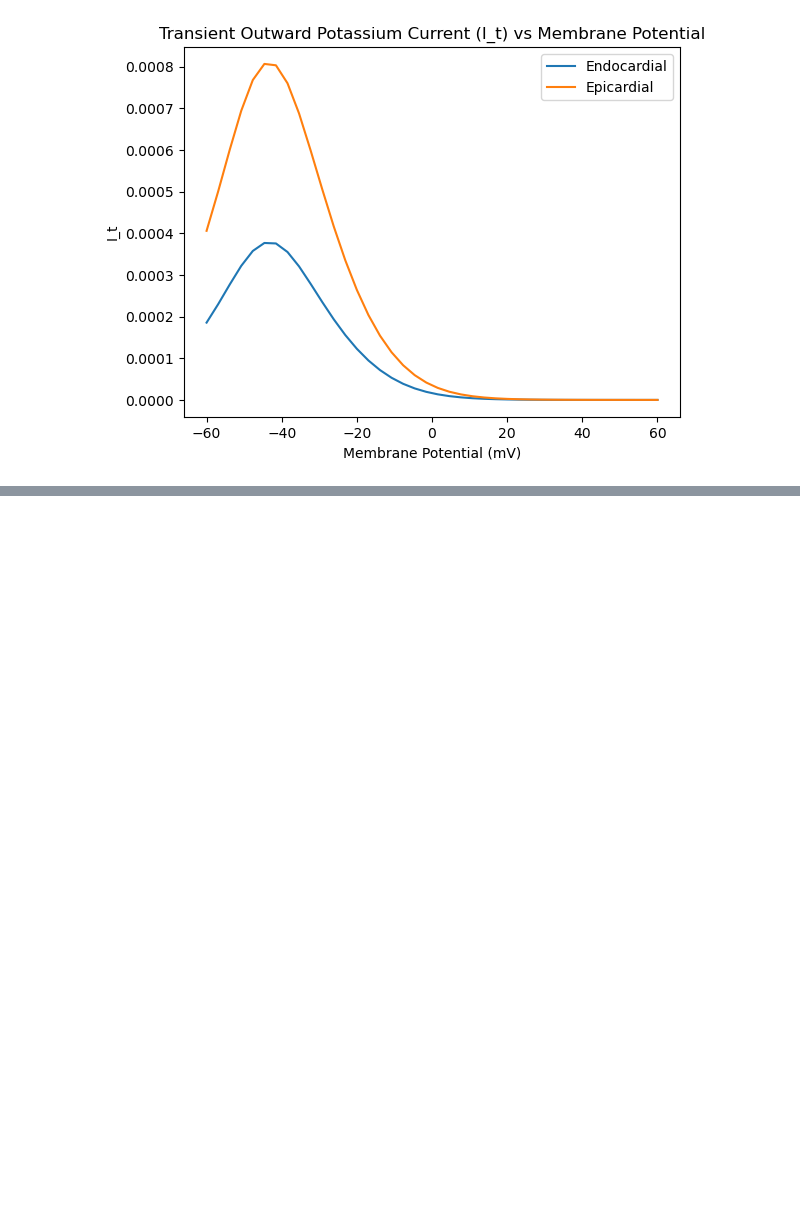
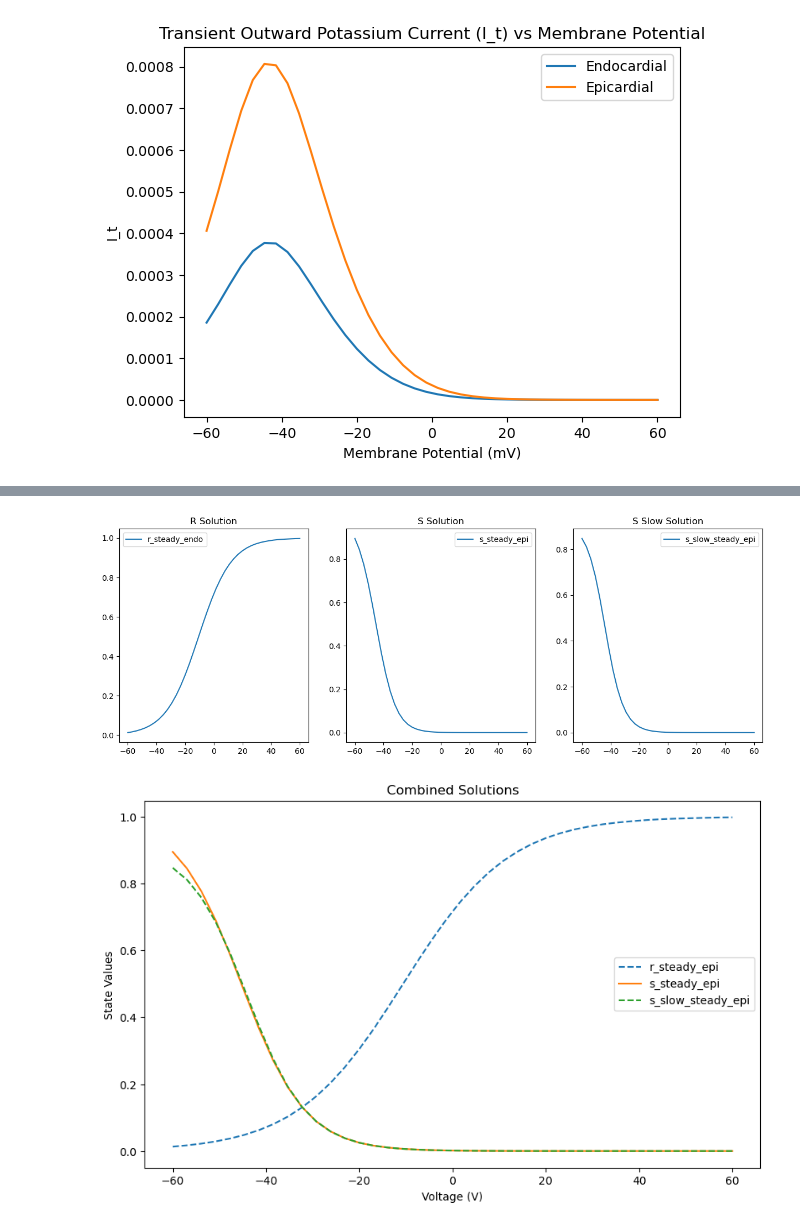
Before and after one commit to SimranC04/Computational-Modeling-of-Diabetic-Heart-Cells, a Jupyter notebook: i_t.ipynb, the cells around one changed output, grey strips where cells are left out. Cells and saved outputs as stored; diff of their text form; code cells hidden in the pictures; blank space fills up the shorter version.

```diff
--- a/i_t.ipynb
+++ b/i_t.ipynb
@@ -226,0 +285,16 @@ plt.show()
+# %%
+# Membrane potential array from -60 mV to 60 mV
+V = np.linspace(-60, 60, 40)
+i_t_endo = np.zeros(len(V))
+i_t_epi = np.zeros(len(V))
+r_steady_epi = np.zeros(len(V))
+r_steady_endo = np.zeros(len(V))
+s_steady_epi = np.zeros(len(V))
+s_steady_endo = np.zeros(len(V))
+s_slow_steady_epi = np.zeros(len(V))
+s_slow_steady_endo = np.zeros(len(V))
+for i, v in enumerate(V):
+    i_t_endo[i],r_steady_endo[i],s_steady_endo[i],s_slow_steady_endo[i] = compute_current('endo', v)
+    i_t_epi[i],r_steady_epi[i],s_steady_epi[i],s_slow_steady_epi[i] = compute_current('epi', v)
+print(i_t_epi)
+print(i_t_endo)
@@ -226,0 +322,38 @@ plt.show()
+# %%
+""" P l o t t i n g   R e s u l t s """
+fig, axs = plt.subplots(1, 3, figsize=(15, 5))
+# Plot R against voltage
+axs[0].plot(V, r_steady_endo, label='r_steady_endo')
+# axs[0].plot(V, r_steady_epi, label='r_steady_epi', linestyle='--')
+axs[0].set_title('R Solution')
+axs[0].legend()
+
+# Plot S against voltage
+axs[1].plot(V, s_steady_epi, label='s_steady_epi')
+# axs[1].plot(V, s_steady_endo, label='s_steady_endo', linestyle='--')
+axs[1].set_title('S Solution')
+axs[1].legend()
+
+# Plot S slow against voltage
+axs[2].plot(V, s_slow_steady_epi, label='s_slow_steady_epi')
+# axs[2].plot(V, s_slow_steady_endo, label='s_slow_steady_endo', linestyle='--')
+axs[2].set_title('S Slow Solution')
+axs[2].legend()
+
+# Plotting combined plot
+fig, ax = plt.subplots(figsize=(10, 6))
+
+# Plot state solutions against voltage
+ax.plot(V, r_steady_epi, label='r_steady_epi', linestyle='--')
+ax.plot(V, s_steady_epi, label='s_steady_epi')
+ax.plot(V, s_slow_steady_epi, label='s_slow_steady_epi', linestyle='--')
+
+# labelling
+ax.legend()
+ax.set_title('Combined Solutions')
+ax.set_xlabel('Voltage (V)')
+ax.set_ylabel('State Values')
+plt.show()
+# %% [output]
+[figure, added]
+[figure, added]
```
Also changed, not shown: parts of 16 cells of this notebook.
